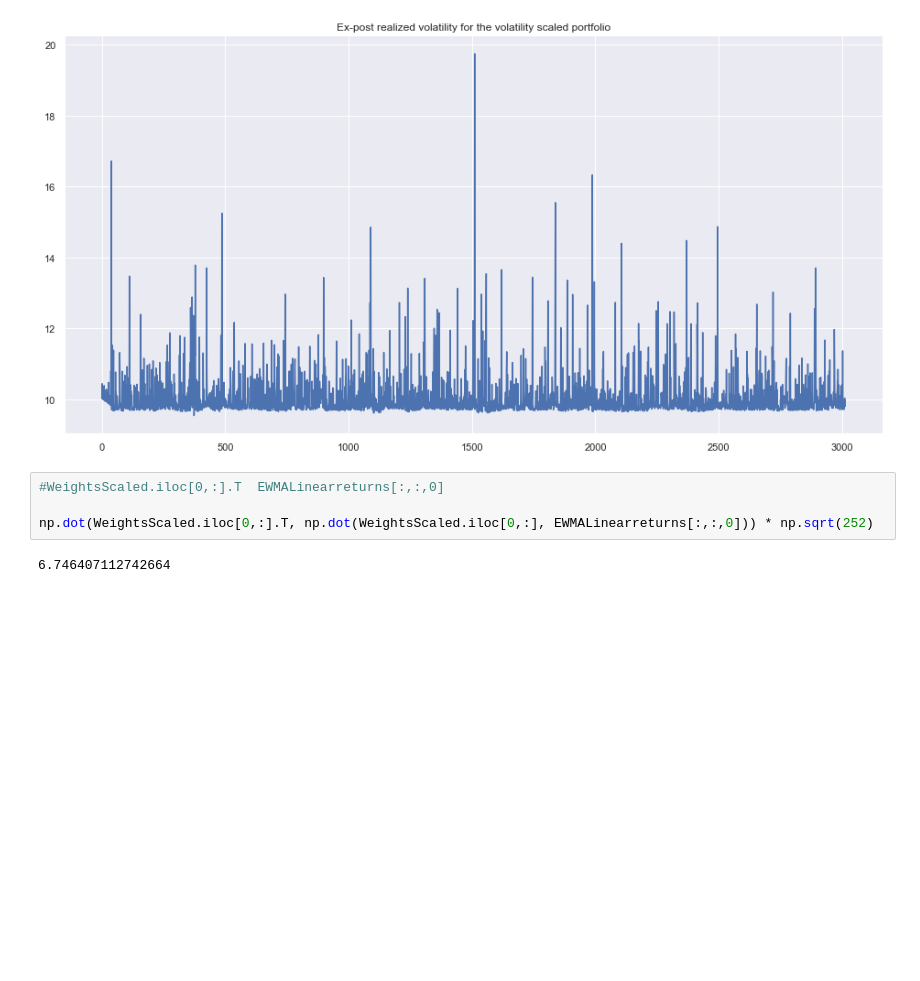
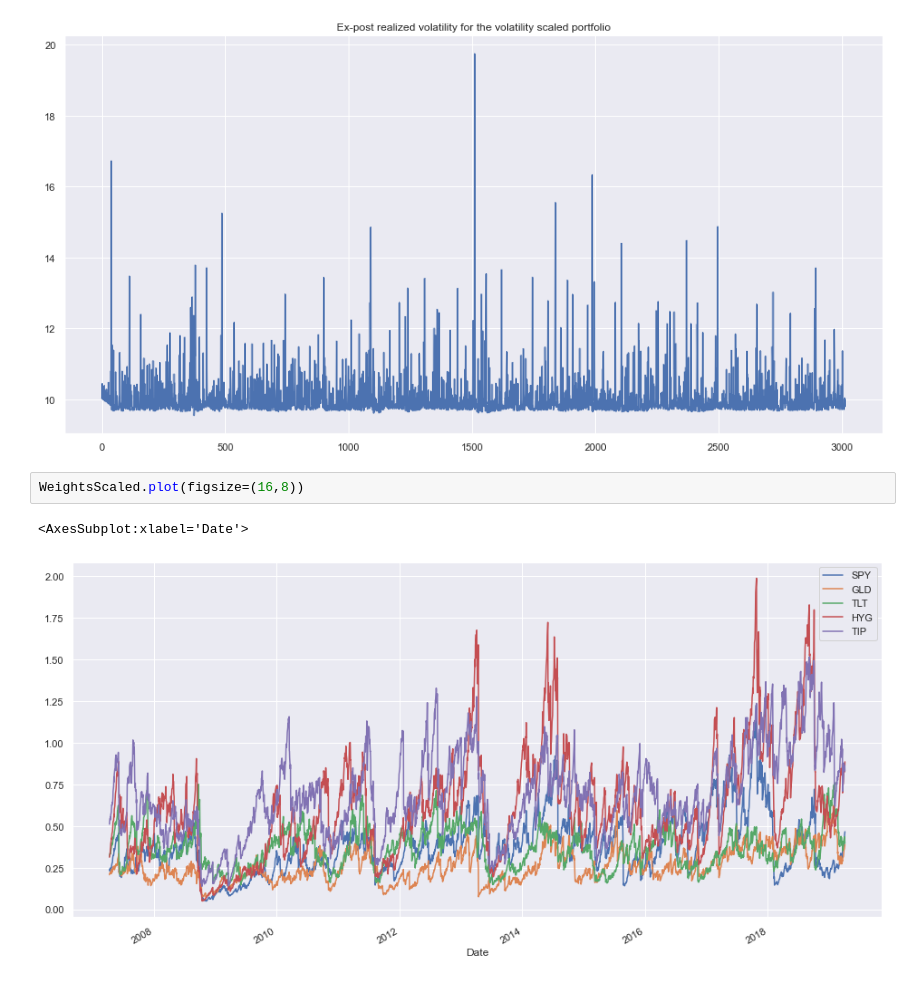
Before and after one commit to EdgyPanda/Python-Projects, a Jupyter notebook: RiskParity-Portfolio/RiskParity.ipynb, the cells around one changed output. Drawn from its saved outputs; the diff is of its cells as text; blank space fills up the shorter version.

```diff
--- a/RiskParity-Portfolio/RiskParity.ipynb
+++ b/RiskParity-Portfolio/RiskParity.ipynb
@@ -384,9 +384,8 @@ plt.title('Ex-post realized volatility for the volatility scaled portfolio')
 plt.show()
 # %% [output]
 [figure]
-# %%
-#WeightsScaled.iloc[0,:].T  EWMALinearreturns[:,:,0]
-
-np.dot(WeightsScaled.iloc[0,:].T, np.dot(WeightsScaled.iloc[0,:], EWMALinearreturns[:,:,0])) * np.sqrt(252)
-# %% [output]
-6.746407112742664
+# %%
+WeightsScaled.plot(figsize=(16,8))
+# %% [output]
+<AxesSubplot:xlabel='Date'>
+[figure, added]
```
